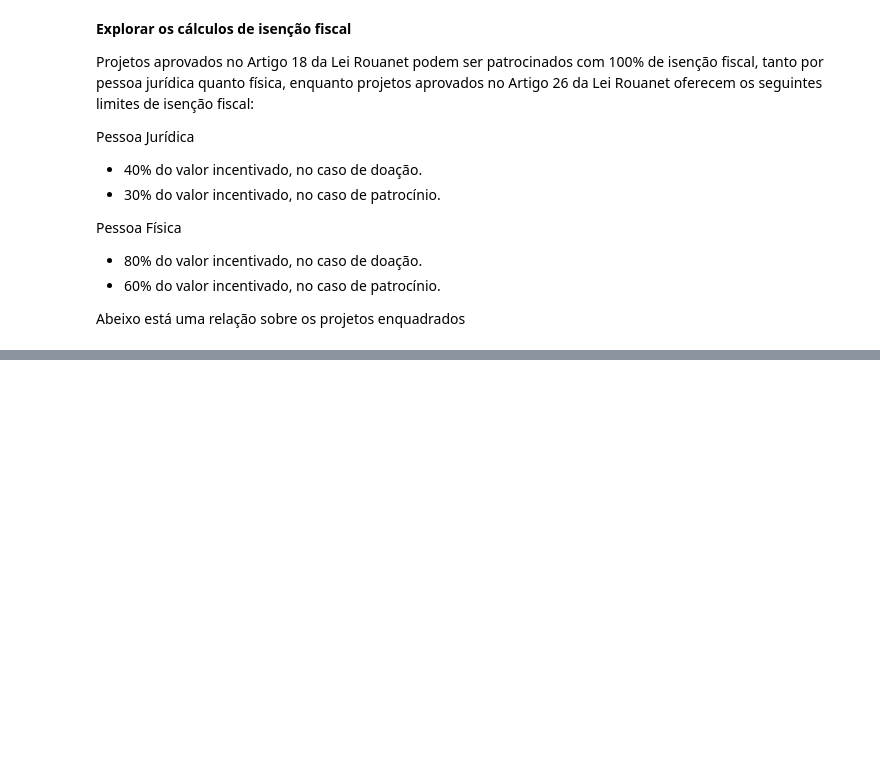
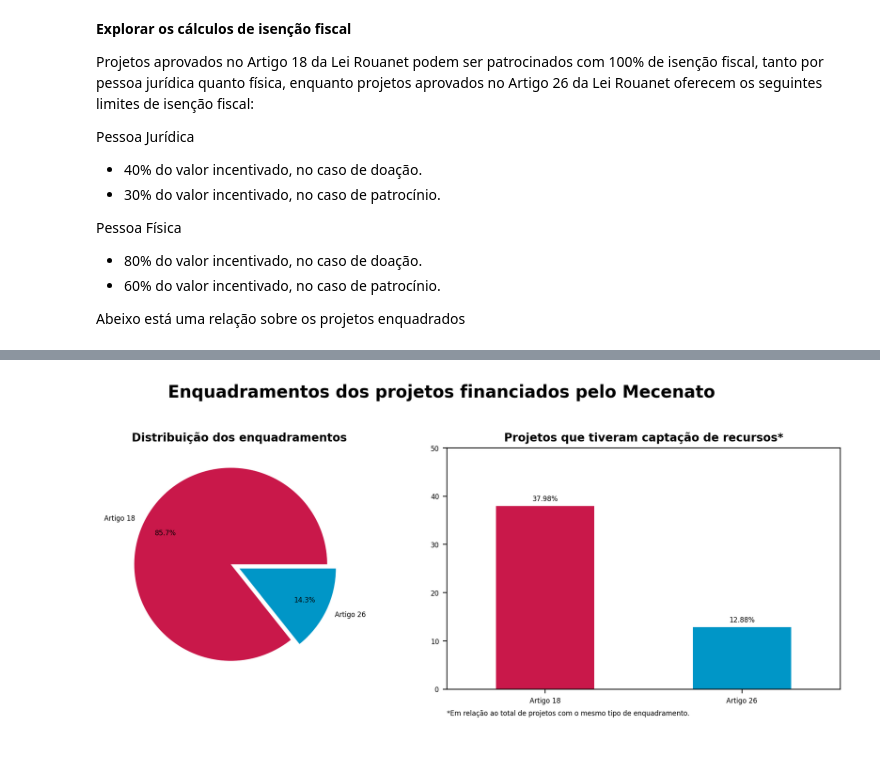
Before and after one commit to lorenaaxbastos/santander-coders-projects, a Jupyter notebook: Unit 2 - Programming Techniques I (PY)/Projeto EDA - Análise do Dataset da Lei Rouanet.ipynb, the cells around one changed output, grey strips where cells are left out. Drawn from its saved outputs; the diff is of its cells as text; code cells hidden in the pictures; blank space fills up the shorter version.

```diff
--- a/Unit 2 - Programming Techniques I (PY)/Projeto EDA - Análise do Dataset da Lei Rouanet.ipynb
+++ b/Unit 2 - Programming Techniques I (PY)/Projeto EDA - Análise do Dataset da Lei Rouanet.ipynb
@@ -768,5 +789,11 @@ Pessoa Física
 
 Abeixo está uma relação sobre os projetos enquadrados
 # %%
-projetos.groupby("mecanismo")["enquadramento"].value_counts()
+artigo18 = projetos[filtro_enquadramento_artigo18]
+artigo26 = projetos[filtro_enquadramento_artigo26]
+enquadrados = pd.DataFrame([artigo18.shape[0], artigo26.shape[0]],
+                           index=["Artigo 18", "Artigo 26"],
+                           columns=["qtd_projetos"])
+enquadrados = enquadrados.sort_values(by="qtd_projetos", ascending=False)
+display(enquadrados)
 # %% [output]
@@ -778,0 +803,67 @@ Name: count, dtype: int64
+# %%
+filtro_artigo26_com_captacao = artigo26["valor_captado"] != 0
+filtro_artigo18_com_captacao = artigo18["valor_captado"] != 0
+
+qtd_projetos_artigo26 = artigo26.shape[0]
+qtd_projetos_artigo26_com_captacao = artigo26[filtro_artigo26_com_captacao].shape[0]
+
+qtd_projetos_artigo18 = artigo18.shape[0]
+qtd_projetos_artigo18_com_captacao = artigo18[filtro_artigo18_com_captacao].shape[0]
+
+pct_captacao_artigo26 = qtd_projetos_artigo26_com_captacao / qtd_projetos_artigo26 * 100
+pct_captacao_artigo18 = qtd_projetos_artigo18_com_captacao / qtd_projetos_artigo18 * 100
+# %%
+plt.rcParams.update({"font.size": 6})
+cores = ["#c9184a", "#0096c7"]
+separacao_fatia = (0.1, 0.0)
+
+fig, (ax1, ax2) = plt.subplots(nrows=1, ncols=2, figsize=(10, 4), dpi=200)
+
+pedacos = ax1.pie(
+    enquadrados.values.flatten(),
+    labels=enquadrados.index,
+    autopct="%1.1f%%",
+    pctdistance=0.75,
+    colors=cores,
+    explode=separacao_fatia
+)
+
+barras = ax2.bar(
+    ["Artigo 18", "Artigo 26"],
+    [pct_captacao_artigo18, pct_captacao_artigo26],
+    width=0.5,
+    color=cores
+)
+
+for i, barra in enumerate(barras):
+    altura = barra.get_height()
+    ax2.annotate(
+        text=f'{altura:.2f}%',
+        xy=(barra.get_x() + barra.get_width() / 2, altura),
+        xytext=(0, 3),
+        textcoords="offset points",
+        ha='center',
+        va='bottom'
+    )
+
+fig.suptitle("Enquadramentos dos projetos financiados pelo Mecenato", fontsize=15, fontweight=1000, y=1.05)
+
+ax1.set_title("Distribuição dos enquadramentos", fontsize=10, fontweight=600)
+ax2.set_title("Projetos que tiveram captação de recursos*", fontsize=10, fontweight=600)
+
+ax2.annotate(
+    '*Em relação ao total de projetos com o mesmo tipo de enquadramento.',
+    xy = (0, -0.1),
+    xycoords='axes fraction',
+    ha='left',
+    va="center"
+)
+
+
+ax2.set_ylim(0, 50)
+ax2.set_xlim(-0.5, 1.5)
+
+plt.tight_layout()
+plt.show()
+# %% [output]
+[figure, added]
```
Also changed, not shown: parts of 13 cells of this notebook.
